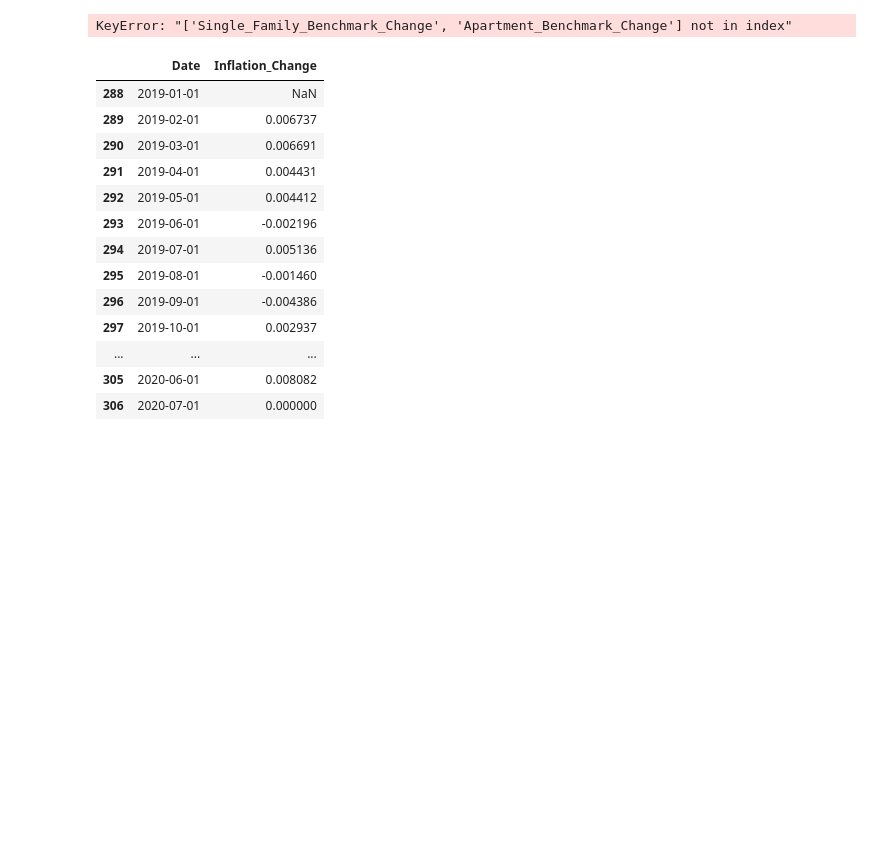
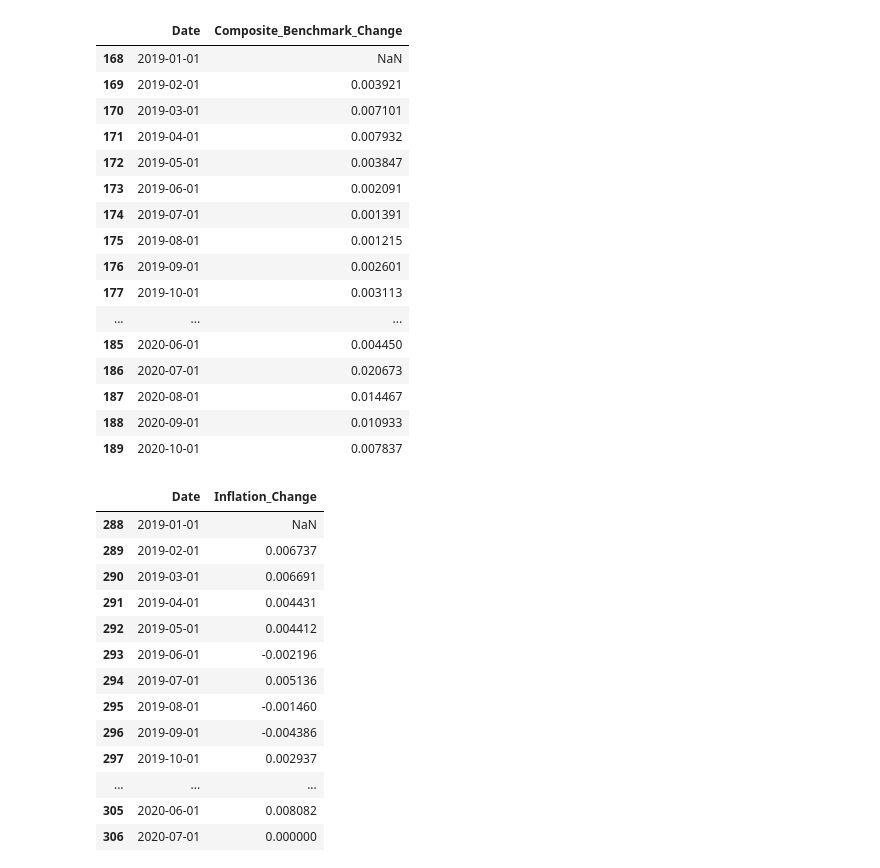
Before and after one commit to GuiBibeau/covid-data-science, a Jupyter notebook: real_estate_data.ipynb, the cells around one changed output. Drawn from its saved outputs; the diff is of its cells as text; code cells hidden in the pictures; blank space fills up the shorter version.

```diff
--- a/real_estate_data.ipynb
+++ b/real_estate_data.ipynb
@@ -1,19 +1,35 @@
 # %%
 import pandas as pd
 import seaborn as sns
 
 df_real_estate = pd.read_excel('data/home.xlsx')
 # just keeping recent data
 df_real_estate = df_real_estate.loc[df_real_estate['Date'] > '2018-12-01']
 
 # calculate some monthly changes
 df_real_estate['Composite_Benchmark_Change'] = df_real_estate[['Composite_Benchmark']].pct_change()['Composite_Benchmark']
 
-df_real_estate = df_real_estate[['Date', 'Composite_Benchmark_Change', 'Single_Family_Benchmark_Change', 'Apartment_Benchmark_Change']]
+df_real_estate = df_real_estate[['Date', 'Composite_Benchmark_Change']]
 
 df_real_estate
 # %% [output]
-KeyError: "['Single_Family_Benchmark_Change', 'Apartment_Benchmark_Change'] not in index"
+|  | Date | Composite_Benchmark_Change |
+| 168 | 2019-01-01 | NaN |
+| 169 | 2019-02-01 | 0.003921 |
+| 170 | 2019-03-01 | 0.007101 |
+| 171 | 2019-04-01 | 0.007932 |
+| 172 | 2019-05-01 | 0.003847 |
+| 173 | 2019-06-01 | 0.002091 |
+| 174 | 2019-07-01 | 0.001391 |
+| 175 | 2019-08-01 | 0.001215 |
+| 176 | 2019-09-01 | 0.002601 |
+| 177 | 2019-10-01 | 0.003113 |
+| ... | ... | ... |
+| 185 | 2020-06-01 | 0.004450 |
+| 186 | 2020-07-01 | 0.020673 |
+| 187 | 2020-08-01 | 0.014467 |
+| 188 | 2020-09-01 | 0.010933 |
+| 189 | 2020-10-01 | 0.007837 |
 # %%
 inflation_df = pd.read_csv('data/CPI_MONTHLY.csv')
 
```
Also changed, not shown: parts of 1 cell of this notebook.
